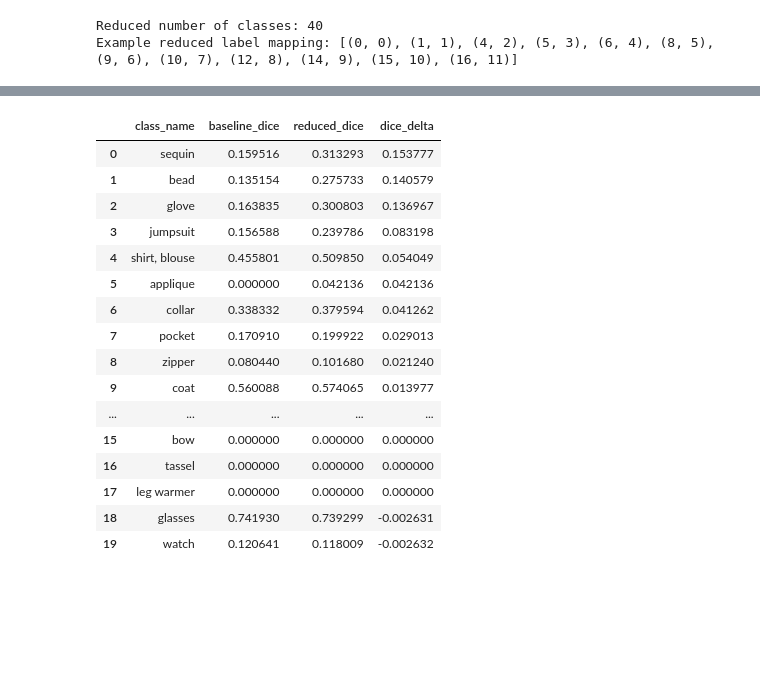
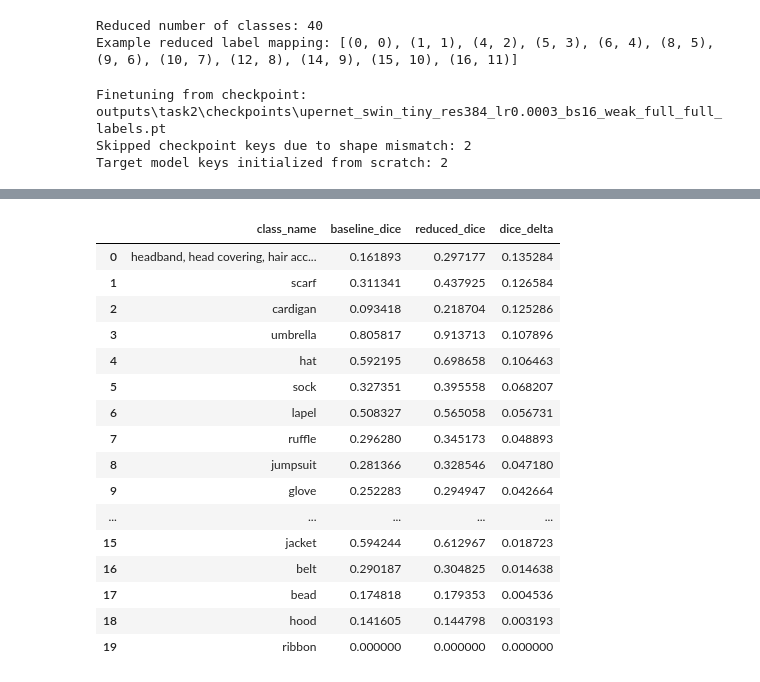
Before and after one commit to lukas-sek/Fashion_Segmentation, a Jupyter notebook: fashion-parsing.ipynb, the cells around one changed output, grey strips where cells are left out. Saved outputs shown, nothing was run; the diff lists cells and outputs as text; code cells hidden in the pictures; blank space fills up the shorter version.

```diff
--- a/fashion-parsing.ipynb
+++ b/fashion-parsing.ipynb
@@ -955,12 +1024,32 @@ print("Example reduced label mapping:", list(reduced_label_remap.items())[:12])
 Reduced number of classes: 40
 Example reduced label mapping: [(0, 0), (1, 1), (4, 2), (5, 3), (6, 4), (8, 5), (9, 6), (10, 7), (12, 8), (14, 9), (15, 10), (16, 11)]
 # %%
+def load_matching_checkpoint_weights(model, checkpoint_path):
+    checkpoint = torch.load(checkpoint_path, map_location="cpu")
+    checkpoint_state = checkpoint["model_state_dict"]
+    target_state = model.state_dict()
+
+    compatible_state = {
+        key: value
+        for key, value in checkpoint_state.items()
+        if key in target_state and tuple(value.shape) == tuple(target_state[key].shape)
+    }
+    skipped_keys = sorted(set(checkpoint_state.keys()) - set(compatible_state.keys()))
+    missing_keys = sorted(set(target_state.keys()) - set(compatible_state.keys()))
+    model.load_state_dict(compatible_state, strict=False)
+    return checkpoint, skipped_keys, missing_keys
+
+
 reduced_result = None
 reduced_comparison_df = None
 
 if best_row is None:
-    print("Run the aggregation section first so the best base configuration can be selected.")
+    print("Run the aggregation and checkpoint recovery sections first so the best checkpoint is available.")
 else:
+    checkpoint_path = Path(best_row["checkpoint_path"])
+    if not checkpoint_path.exists():
+        raise FileNotFoundError(f"Recovered best checkpoint still missing: {checkpoint_path}")
+
     reduced_base_config = {
         "model_name": best_row["model_name"],
         "image_size": int(best_row["image_size"]),
@@ -973,49 +1062,65 @@ else:
         run_mode="full" if RUN_MODE == "full" else "pilot",
         num_classes=reduced_num_classes,
         reduced_label_tag="reduced_labels",
     )
+    reduced_config["source_checkpoint"] = str(checkpoint_path)
 
     reduced_train_loader, reduced_val_loader = make_dataloaders(
         reduced_config,
         label_remap=reduced_label_remap,
     )
-    reduced_model = build_model(reduced_config["model_name"], reduced_config["num_classes"])
+    reduced_model = build_model(
+        reduced_config["model_name"],
+        reduced_config["num_classes"],
+        image_size=reduced_config["image_size"],
+    )
+    _, skipped_keys, missing_keys = load_matching_checkpoint_weights(
+        reduced_model,
+        checkpoint_path,
+    )
+    print(f"Finetuning from checkpoint: {checkpoint_path}")
+    print(f"Skipped checkpoint keys due to shape mismatch: {len(skipped_keys)}")
+    print(f"Target model keys initialized from scratch: {len(missing_keys)}")
+
     reduced_result = run_experiment(
         config=reduced_config,
         model=reduced_model,
         train_loader=reduced_train_loader,
         val_loader=reduced_val_loader,
         class_names=reduced_semantic_names,
         output_root=OUTPUT_ROOT / "reduced_labels",
     )
     display(pd.DataFrame([reduced_result]))
 
-    if "per_class_csv" in reduced_result and best_row is not None:
+    if "per_class_csv" in reduced_result:
         baseline_per_class = pd.read_csv(best_row["per_class_csv"])
         reduced_per_class = pd.read_csv(reduced_result["per_class_csv"])
         reduced_comparison_df = compare_per_class_runs(
             baseline_df=baseline_per_class[baseline_per_class["is_background"] == False],
             reduced_df=reduced_per_class[reduced_per_class["is_background"] == False],
         )
         display(reduced_comparison_df.head(20))
 # %% [output]
+Finetuning from checkpoint: outputs\task2\checkpoints\upernet_swin_tiny_res384_lr0.0003_bs16_weak_full_full_labels.pt
+Skipped checkpoint keys due to shape mismatch: 2
+Target model keys initialized from scratch: 2
 |  | run_name | status | model_name | image_size | learning_rate | batch_size | augmentation | run_mode | ... |
 | 0 | upernet_swin_tiny_res384_lr0.0003... | completed | upernet_swin_tiny | 384 | 0.0003 | 16 | weak | full | ... |
 |  | class_name | baseline_dice | reduced_dice | dice_delta |
-| 0 | sequin | 0.159516 | 0.313293 | 0.153777 |
-| 1 | bead | 0.135154 | 0.275733 | 0.140579 |
-| 2 | glove | 0.163835 | 0.300803 | 0.136967 |
-| 3 | jumpsuit | 0.156588 | 0.239786 | 0.083198 |
-| 4 | shirt, blouse | 0.455801 | 0.509850 | 0.054049 |
-| 5 | applique | 0.000000 | 0.042136 | 0.042136 |
-| 6 | collar | 0.338332 | 0.379594 | 0.041262 |
-| 7 | pocket | 0.170910 | 0.199922 | 0.029013 |
-| 8 | zipper | 0.080440 | 0.101680 | 0.021240 |
-| 9 | coat | 0.560088 | 0.574065 | 0.013977 |
+| 0 | headband, head covering, hair acc... | 0.161893 | 0.297177 | 0.135284 |
+| 1 | scarf | 0.311341 | 0.437925 | 0.126584 |
+| 2 | cardigan | 0.093418 | 0.218704 | 0.125286 |
+| 3 | umbrella | 0.805817 | 0.913713 | 0.107896 |
+| 4 | hat | 0.592195 | 0.698658 | 0.106463 |
+| 5 | sock | 0.327351 | 0.395558 | 0.068207 |
+| 6 | lapel | 0.508327 | 0.565058 | 0.056731 |
+| 7 | ruffle | 0.296280 | 0.345173 | 0.048893 |
+| 8 | jumpsuit | 0.281366 | 0.328546 | 0.047180 |
+| 9 | glove | 0.252283 | 0.294947 | 0.042664 |
 | ... | ... | ... | ... | ... |
-| 15 | bow | 0.000000 | 0.000000 | 0.000000 |
-| 16 | tassel | 0.000000 | 0.000000 | 0.000000 |
-| 17 | leg warmer | 0.000000 | 0.000000 | 0.000000 |
-| 18 | glasses | 0.741930 | 0.739299 | -0.002631 |
-| 19 | watch | 0.120641 | 0.118009 | -0.002632 |
+| 15 | jacket | 0.594244 | 0.612967 | 0.018723 |
+| 16 | belt | 0.290187 | 0.304825 | 0.014638 |
+| 17 | bead | 0.174818 | 0.179353 | 0.004536 |
+| 18 | hood | 0.141605 | 0.144798 | 0.003193 |
+| 19 | ribbon | 0.000000 | 0.000000 | 0.000000 |
 # %% [markdown]
```
Also changed, not shown: parts of 10 cells of this notebook, 8 other files.
